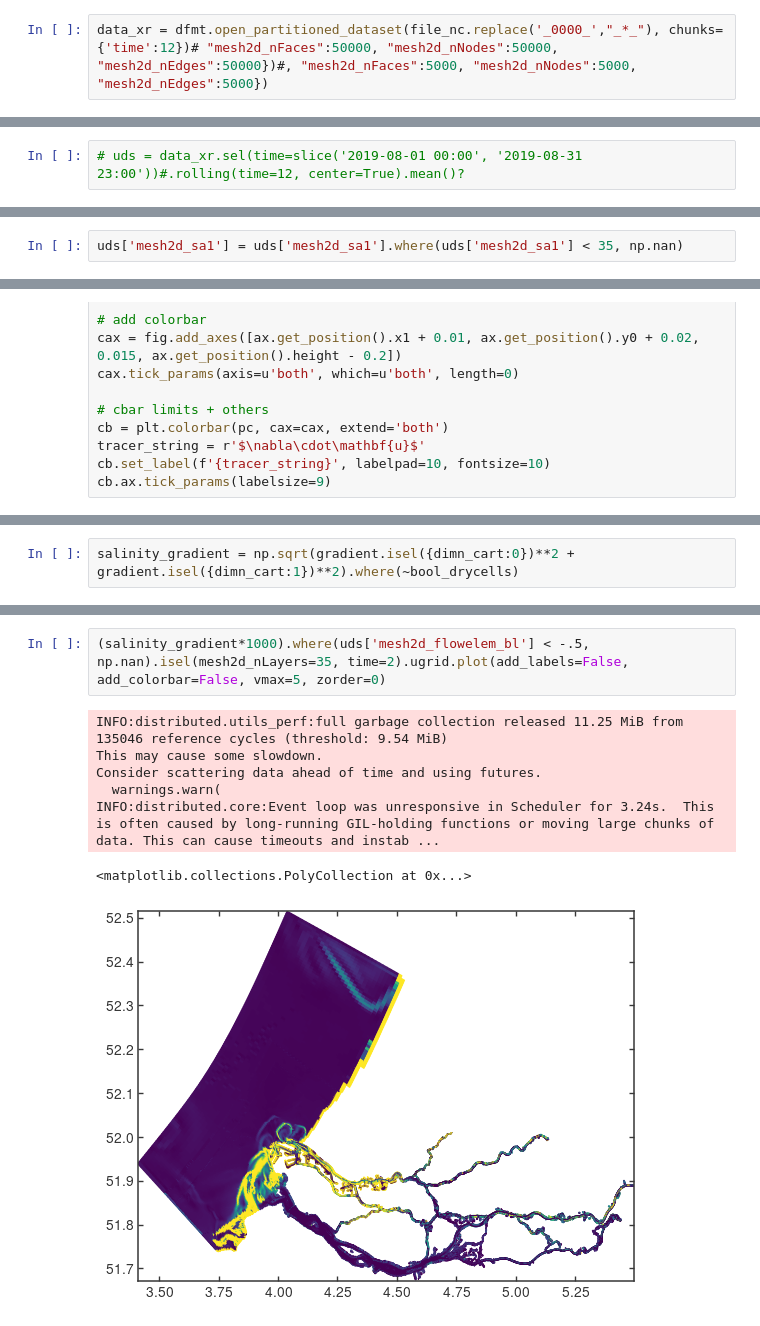
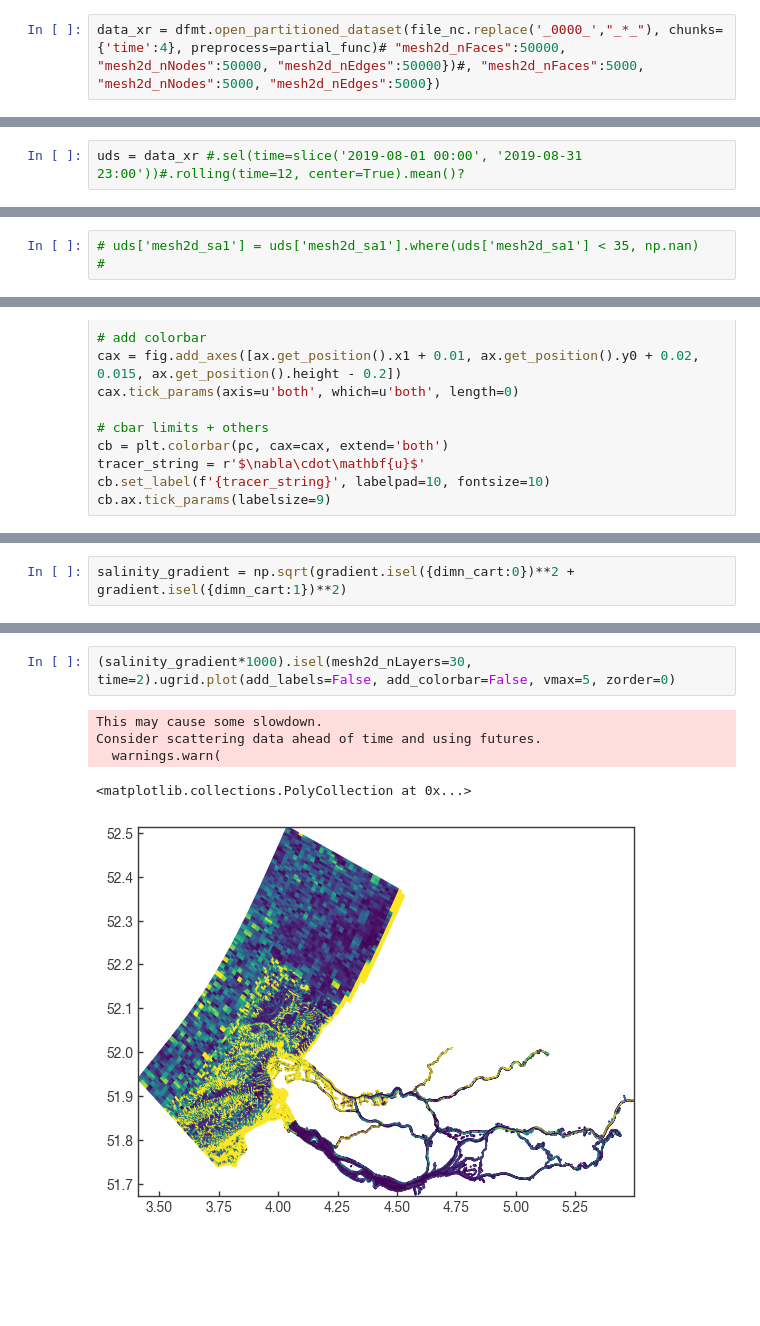
Before and after one commit to mgeraeds/pysva, a Jupyter notebook: notebooks/01_testing.ipynb, the cells around one changed output, grey strips where cells are left out. Cells and saved outputs as stored; diff of their text form; blank space fills up the shorter version.

```diff
--- a/notebooks/01_testing.ipynb
+++ b/notebooks/01_testing.ipynb
@@ -142,4 +146,4 @@ partial_func = partial(_preprocess, tstart=pd.to_datetime('2019-08-02 00:00'), t
 # %%
-data_xr = dfmt.open_partitioned_dataset(file_nc.replace('_0000_',"_*_"), chunks={'time':12})# "mesh2d_nFaces":50000, "mesh2d_nNodes":50000, "mesh2d_nEdges":50000})#, "mesh2d_nFaces":5000, "mesh2d_nNodes":5000, "mesh2d_nEdges":5000})
+data_xr = dfmt.open_partitioned_dataset(file_nc.replace('_0000_',"_*_"), chunks={'time':4}, preprocess=partial_func)# "mesh2d_nFaces":50000, "mesh2d_nNodes":50000, "mesh2d_nEdges":50000})#, "mesh2d_nFaces":5000, "mesh2d_nNodes":5000, "mesh2d_nEdges":5000})
 # %% [output]
 >> xu.open_dataset() with 96 partition(s): 1 2 3 4 5 6 7 8 9 10 11 12 13 14 15 16 17 18 19 20 21 22 23 24 25 26 27 28 29 30 31 32 33 34 35 36 37 38 39 40 41 42 43 44 45 46 47 48 49 50 51 52 53 54 55 5 ...
@@ -160,7 +161,7 @@ uds = new_test_ds
 # file_nc = r'/projects/0/einf1300/saltis-wp3-1/D_Analysis/01_Simulations/05_RMD_2019/D0213AU_red_ts/*'
 # data_xr_t = xr.open_mfdataset(glob.glob(file_nc), parallel=True, combine='nested', concat_dim='time')
 # %%
-# uds = data_xr.sel(time=slice('2019-08-01 00:00', '2019-08-31 23:00'))#.rolling(time=12, center=True).mean()?
+uds = data_xr #.sel(time=slice('2019-08-01 00:00', '2019-08-31 23:00'))#.rolling(time=12, center=True).mean()?
 # %%
 uds.ugrid.set_crs("EPSG:28992")
 uds = uds.ugrid.to_crs('WGS84')
@@ -173,7 +174,8 @@ True
 # %%
 # uds['mesh2d_sa1'] = uds['mesh2d_sa1'].where(uds['mesh2d_flowelem_bl'] < 0, np.nan)
 # %%
-uds['mesh2d_sa1'] = uds['mesh2d_sa1'].where(uds['mesh2d_sa1'] < 35, np.nan)
+# uds['mesh2d_sa1'] = uds['mesh2d_sa1'].where(uds['mesh2d_sa1'] < 35, np.nan)
+#
 # %%
 import xugrid as xu
 import matplotlib.pyplot as plt
@@ -588,2 +640,2 @@ gradient = sva_obj.compute_gradient_on_face(sva_obj.tracer)
 # %%
-salinity_gradient = np.sqrt(gradient.isel({dimn_cart:0})**2 + gradient.isel({dimn_cart:1})**2).where(~bool_drycells)
+salinity_gradient = np.sqrt(gradient.isel({dimn_cart:0})**2 + gradient.isel({dimn_cart:1})**2)
@@ -608,10 +642,8 @@ Coordinates:
 # %%
-(salinity_gradient*1000).where(uds['mesh2d_flowelem_bl'] < -.5, np.nan).isel(mesh2d_nLayers=35, time=2).ugrid.plot(add_labels=False, add_colorbar=False, vmax=5, zorder=0)
+(salinity_gradient*1000).isel(mesh2d_nLayers=30, time=2).ugrid.plot(add_labels=False, add_colorbar=False, vmax=5, zorder=0)
 # %% [output]
-INFO:distributed.utils_perf:full garbage collection released 11.25 MiB from 135046 reference cycles (threshold: 9.54 MiB)
 This may cause some slowdown.
 Consider scattering data ahead of time and using futures.
   warnings.warn(
-INFO:distributed.core:Event loop was unresponsive in Scheduler for 3.24s.  This is often caused by long-running GIL-holding functions or moving large chunks of data. This can cause timeouts and instab ...
 <matplotlib.collections.PolyCollection at 0x...>
-[figure, old version]
+[figure, new version]
```
Also changed, not shown: parts of 52 cells of this notebook.
